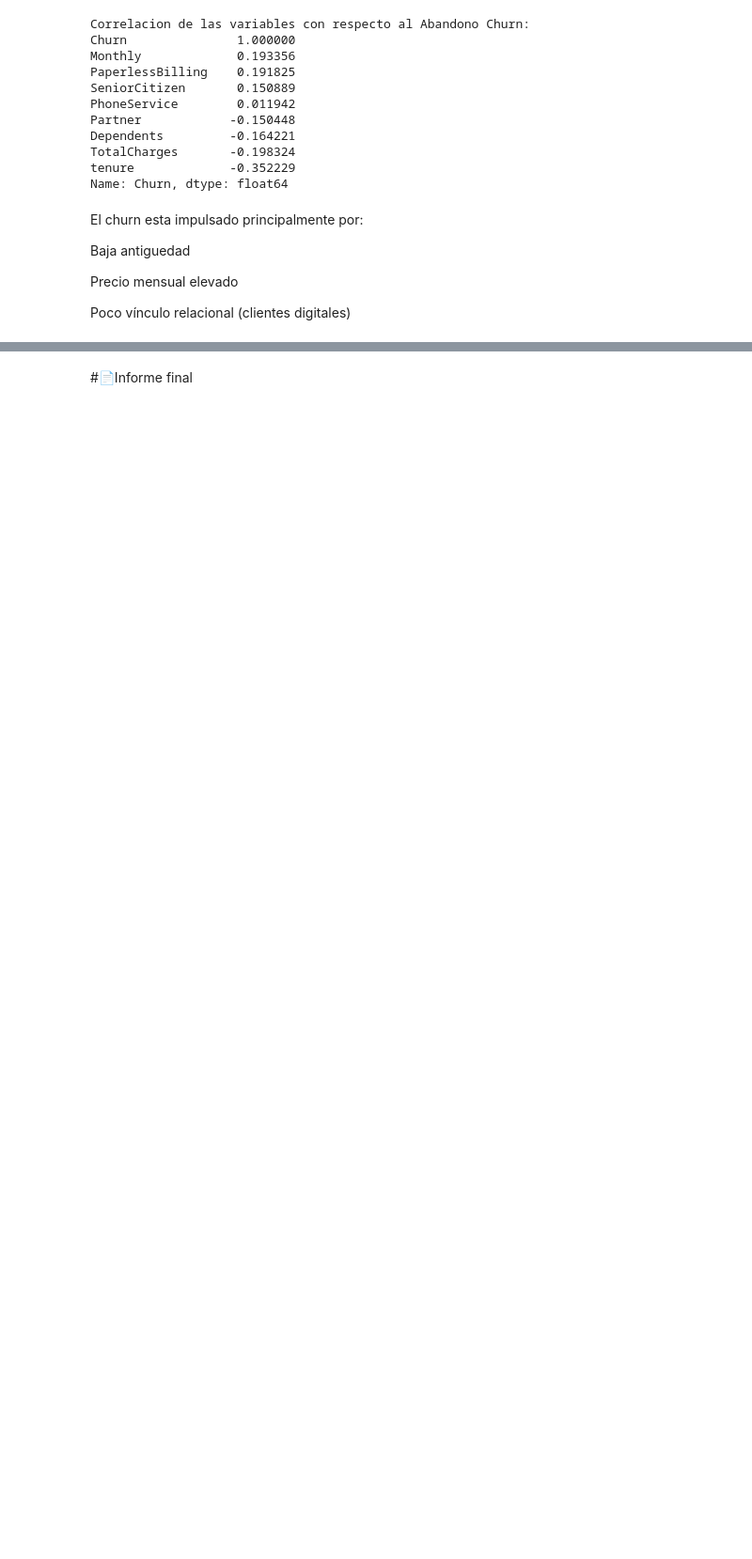
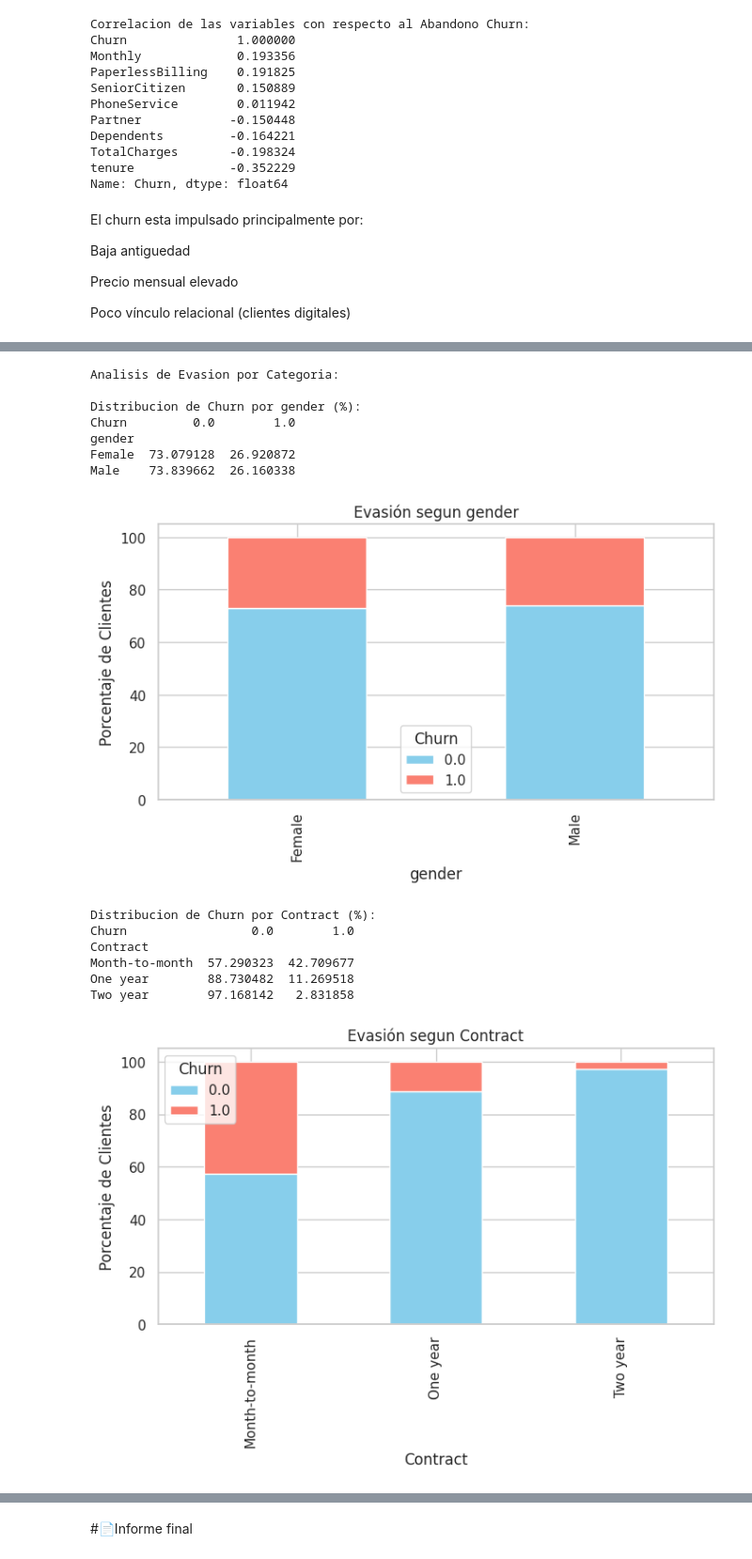
Before and after one commit to sebastianLB16/Challenge_ONE_Data_Science-Telecom_X, a Jupyter notebook: TelecomX_LATAM (2).ipynb, the cells around one changed output, grey strips where cells are left out. Shown at 94% size. Cells and saved outputs as stored; diff of their text form; code cells hidden in the pictures; blank space fills up the shorter version.

```diff
--- a/TelecomX_LATAM (2).ipynb
+++ b/TelecomX_LATAM (2).ipynb
@@ -210,0 +284,31 @@ Poco vínculo relacional (clientes digitales)
+# %%
+#Lista de variables categoricas clave para analizar
+vars_categoricas = ['gender', 'Contract', 'InternetService', 'PaymentMethod']
+print("Analisis de Evasion por Categoria:")
+for var in vars_categoricas:
+    #Creamos una tabla  para ver el recuento
+    resumen = pd.crosstab(df_procesado[var], df_procesado['Churn'], normalize='index') * 100
+    print(f"\nDistribucion de Churn por {var} (%):")
+    print(resumen)
+
+    #Visualizacion rapida
+    resumen.plot(kind='bar', stacked=True, figsize=(8, 4), color=['skyblue', 'salmon'])
+    plt.title(f"Evasión segun {var}")
+    plt.ylabel("Porcentaje de Clientes")
+    plt.show()
+# %% [output]
+Analisis de Evasion por Categoria:
+
+Distribucion de Churn por gender (%):
+Churn         0.0        1.0
+gender
+Female  73.079128  26.920872
+Male    73.839662  26.160338
+[figure, added]
+Distribucion de Churn por Contract (%):
+Churn                 0.0        1.0
+Contract
+Month-to-month  57.290323  42.709677
+One year        88.730482  11.269518
+Two year        97.168142   2.831858
+[figure, added]
```
Also changed, not shown: parts of 5 cells of this notebook.
